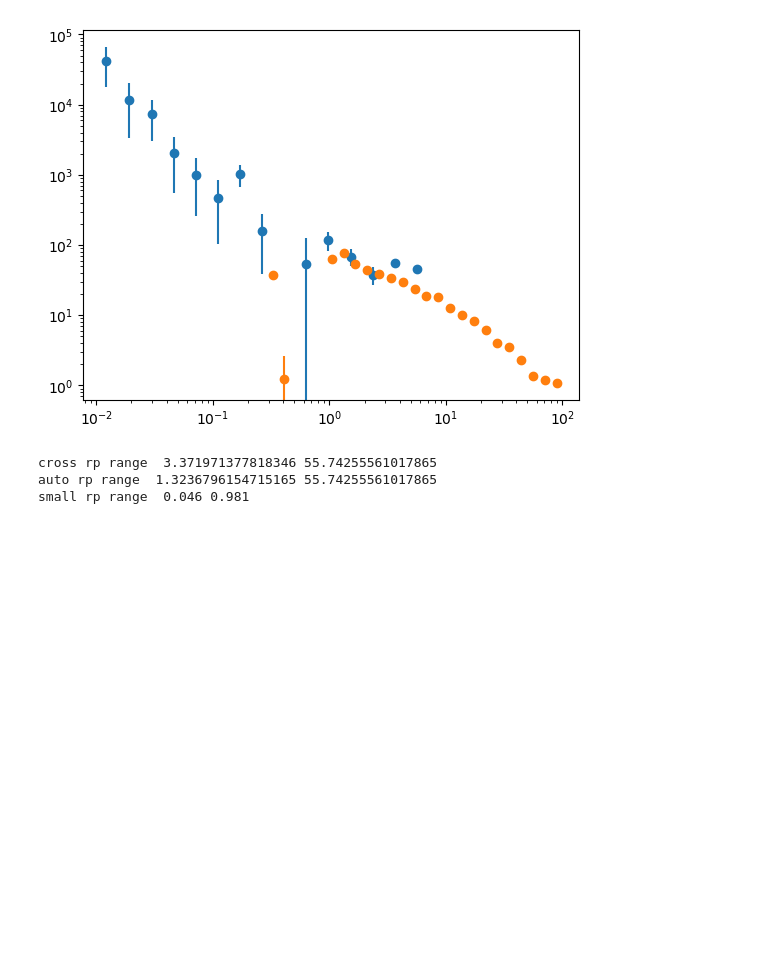
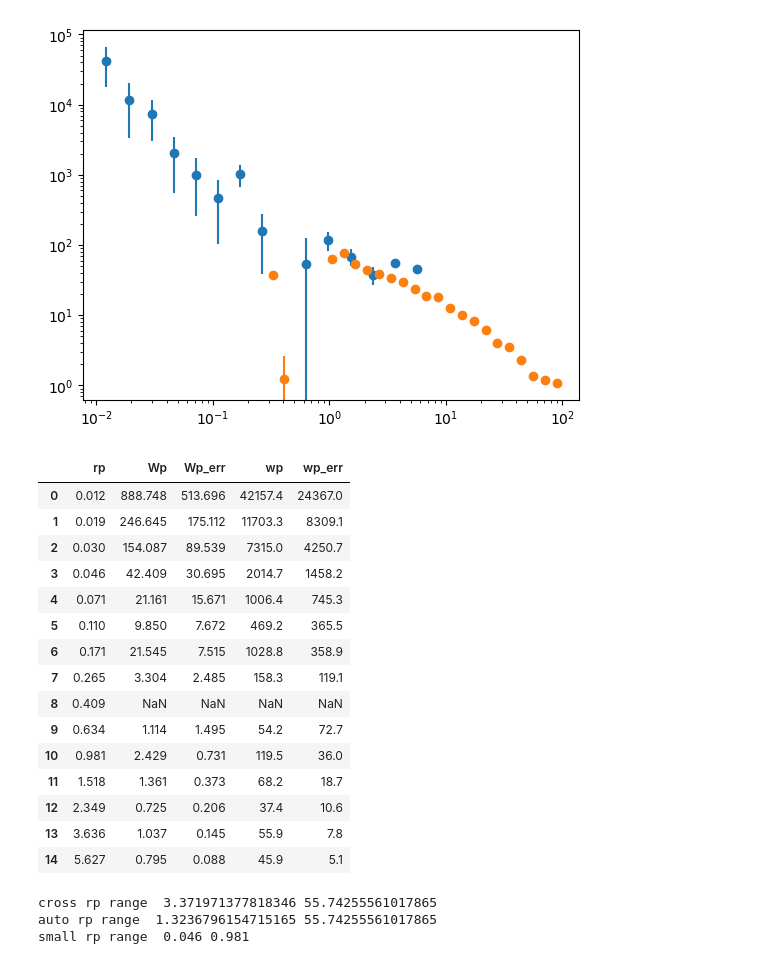
Before and after one commit to MeloDi-23/quasar-CMB-lensing-correlation, a Jupyter notebook: jupyter/prepare_for_mcmc_small_scale.ipynb, the cells around one changed output. Saved outputs shown, nothing was run; the diff lists cells and outputs as text; code cells hidden in the pictures; blank space fills up the shorter version.

```diff
--- a/jupyter/prepare_for_mcmc_small_scale.ipynb
+++ b/jupyter/prepare_for_mcmc_small_scale.ipynb
@@ -75,6 +75,25 @@ plt.loglog()
 # %% [output]
 []
 [figure]
+# %%
+signal_s
+# %% [output]
+|  | rp | Wp | Wp_err | wp | wp_err |
+| 0 | 0.012 | 888.748 | 513.696 | 42157.4 | 24367.0 |
+| 1 | 0.019 | 246.645 | 175.112 | 11703.3 | 8309.1 |
+| 2 | 0.030 | 154.087 | 89.539 | 7315.0 | 4250.7 |
+| 3 | 0.046 | 42.409 | 30.695 | 2014.7 | 1458.2 |
+| 4 | 0.071 | 21.161 | 15.671 | 1006.4 | 745.3 |
+| 5 | 0.110 | 9.850 | 7.672 | 469.2 | 365.5 |
+| 6 | 0.171 | 21.545 | 7.515 | 1028.8 | 358.9 |
+| 7 | 0.265 | 3.304 | 2.485 | 158.3 | 119.1 |
+| 8 | 0.409 | NaN | NaN | NaN | NaN |
+| 9 | 0.634 | 1.114 | 1.495 | 54.2 | 72.7 |
+| 10 | 0.981 | 2.429 | 0.731 | 119.5 | 36.0 |
+| 11 | 1.518 | 1.361 | 0.373 | 68.2 | 18.7 |
+| 12 | 2.349 | 0.725 | 0.206 | 37.4 | 10.6 |
+| 13 | 3.636 | 1.037 | 0.145 | 55.9 | 7.8 |
+| 14 | 5.627 | 0.795 | 0.088 | 45.9 | 5.1 |
 # %%
 signal_s = signal_s.loc[3:10, :]            # apply all the cuts.
 jack_auto = jack_auto[:, 6:-2]
```
Also changed, not shown: parts of 2 cells of this notebook, 9 other files.
